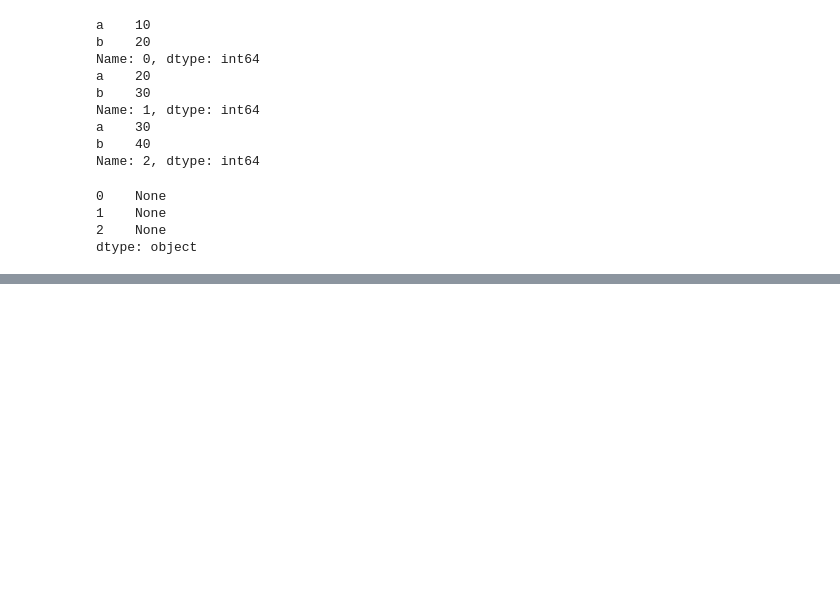
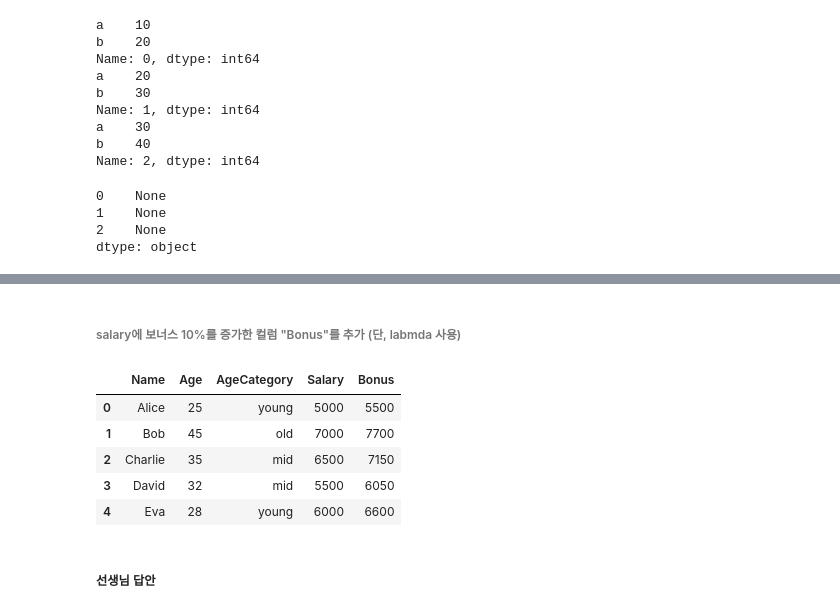
Before and after one commit to ZeroJoon2/pythonstudy, a Jupyter notebook: (수업)22 pandas.ipynb, the cells around one changed output, grey strips where cells are left out. Drawn from its saved outputs; the diff is of its cells as text; code cells hidden in the pictures; blank space fills up the shorter version.

```diff
--- a/(수업)22 pandas.ipynb
+++ b/(수업)22 pandas.ipynb
@@ -1590,0 +1603,10 @@ dtype: object
+# %%
+# 직원 명단 DataFrame 생성
+data = {
+    'Name': ['Alice', 'Bob', 'Charlie', 'David', 'Eva'],
+    'Age': [25, 45, 35, 32, 28],
+    'Salary': [5000, 7000, 6500, 5500, 6000]
+}
+
+df = pd.DataFrame(data)
+print(df)
@@ -1590,0 +1620,14 @@ dtype: object
+# %%
+#나이에 따라 직원을 분류하는 함수 정의(young, mid, old)
+def age_classify(x):
+    if x > 40:
+        return "old"
+    elif x > 30:
+        return "mid"
+    elif x > 20:
+        return "young"
+# %%
+#데이터 프레임에 나이(age)에 따라 분류한 함수 적용 후, "Category" 컬럼을 추가
+df["AgeCategory"] = df["Age"].apply(age_classify)
+df = df[["Name", "Age", "AgeCategory","Salary"]]
+df
@@ -1590,0 +1641,14 @@ dtype: object
+# %% [markdown]
+###### salary에 보너스 10%를 증가한 컬럼 "Bonus"를 추가 (단, labmda 사용)
+# %%
+df["Bonus"] = df["Salary"].apply(lambda x : int(x + x * 0.1))
+df
+# %% [output]
+|  | Name | Age | AgeCategory | Salary | Bonus |
+| 0 | Alice | 25 | young | 5000 | 5500 |
+| 1 | Bob | 45 | old | 7000 | 7700 |
+| 2 | Charlie | 35 | mid | 6500 | 7150 |
+| 3 | David | 32 | mid | 5500 | 6050 |
+| 4 | Eva | 28 | young | 6000 | 6600 |
+# %% [markdown]
+##### 선생님 답안
```
Also changed, not shown: parts of 7 cells of this notebook.
